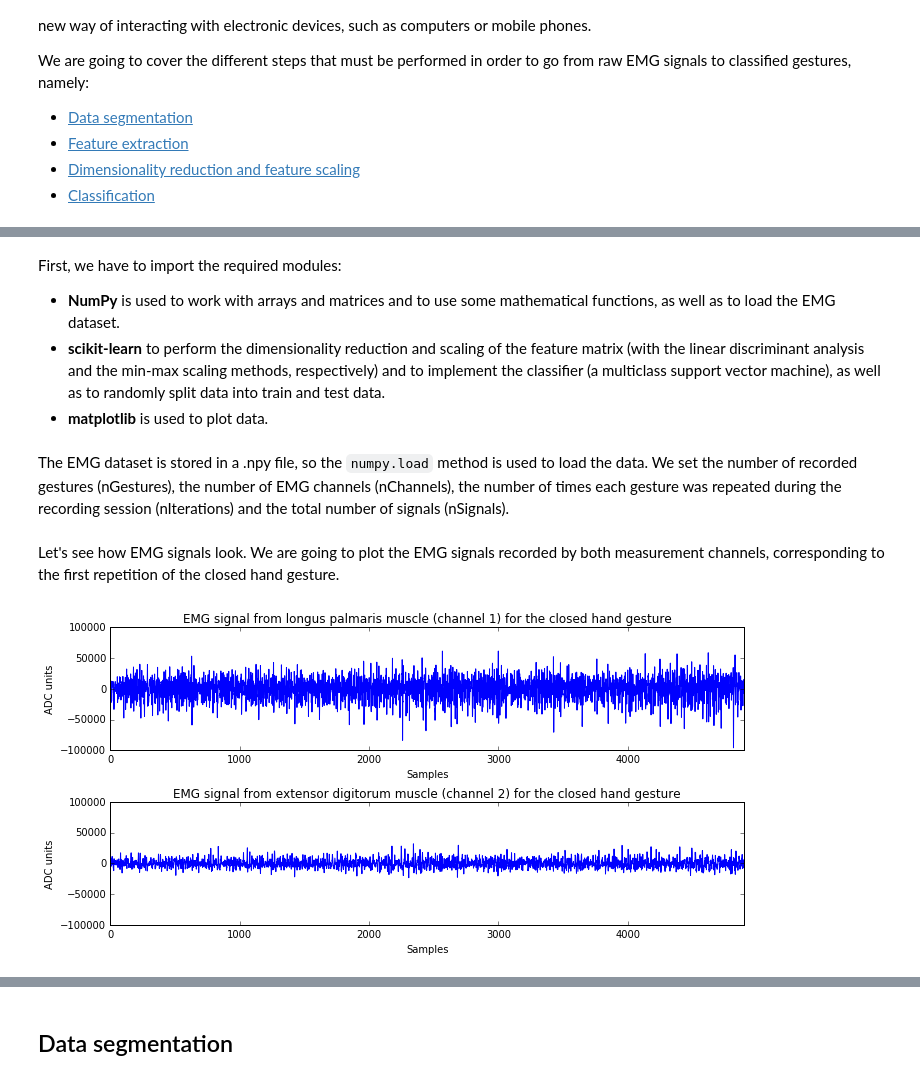
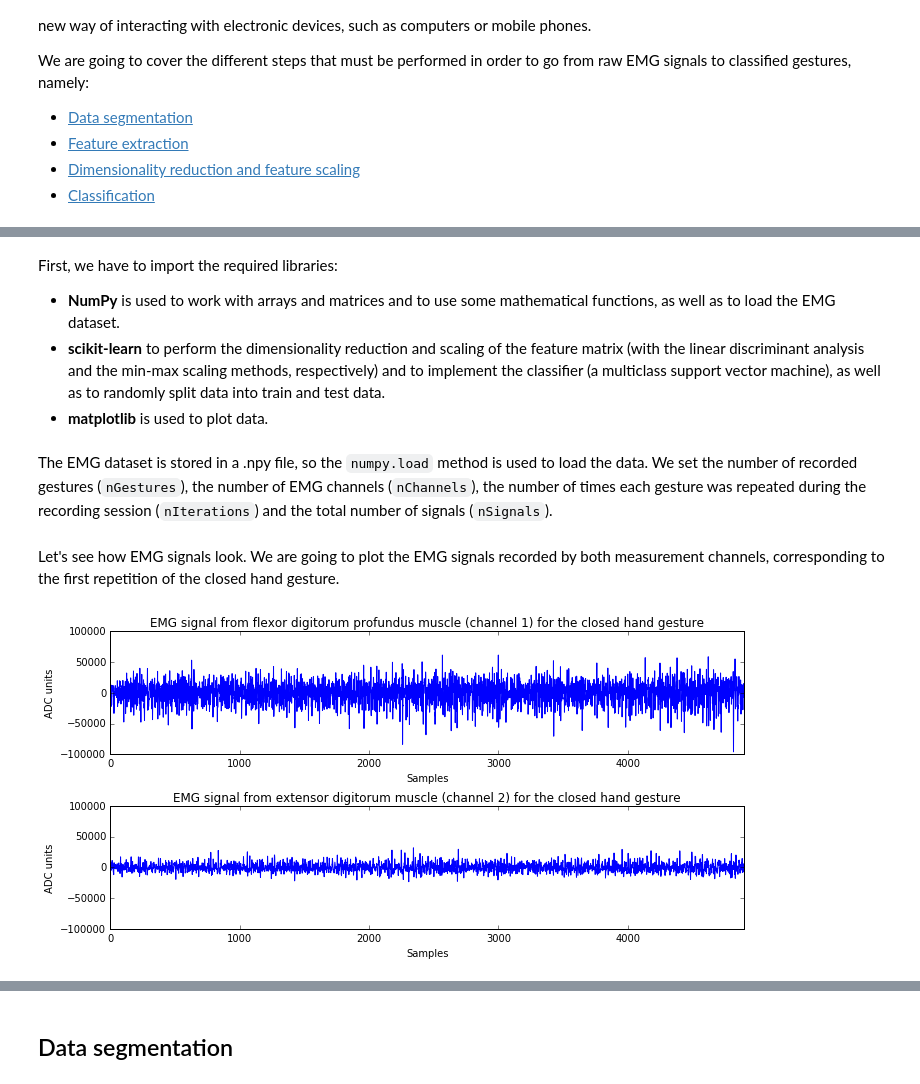
Before and after one commit to Alvipe/Mumai, a Jupyter notebook: Gesture classification/emg_classification.ipynb, the cells around one changed output, grey strips where cells are left out. Drawn from its saved outputs; the diff is of its cells as text; code cells hidden in the pictures.

```diff
--- a/Gesture classification/emg_classification.ipynb
+++ b/Gesture classification/emg_classification.ipynb
@@ -20,5 +28,5 @@ We are going to cover the different steps that must be performed in order to go
 # %% [markdown]
-First, we have to import the required modules:
+First, we have to import the required libraries:
 * **NumPy** is used to work with arrays and matrices and to use some mathematical functions, as well as to load the EMG dataset.
 * **scikit-learn** to perform the dimensionality reduction and scaling of the feature matrix (with the linear discriminant analysis and the min-max scaling methods, respectively) and to implement the classifier (a multiclass support vector machine), as well as to randomly split data into train and test data.
 * **matplotlib** is used to plot data.
@@ -31,7 +39,7 @@ from sklearn.svm import SVC
 import matplotlib.pyplot as plt
 %matplotlib inline
 # %% [markdown]
-The EMG dataset is stored in a .npy file, so the `numpy.load` method is used to load the data. We set the number of recorded gestures (nGestures), the number of EMG channels (nChannels), the number of times each gesture was repeated during the recording session (nIterations) and the total number of signals (nSignals).
+The EMG dataset is stored in a .npy file, so the `numpy.load` method is used to load the data. We set the number of recorded gestures (`nGestures`), the number of EMG channels (`nChannels`), the number of times each gesture was repeated during the recording session (`nIterations`) and the total number of signals (`nSignals`).
 # %%
 emg_data = np.load('emg_data_5class_2channel.npy',encoding='latin1').item()
 nGestures = 5
@@ -45,23 +53,23 @@ Let's see how EMG signals look. We are going to plot the EMG signals recorded by
 # %%
 fig = plt.figure(figsize=(10, 5))
 xlimits = (0,4900)
 ylimits = (-100000,100000)
 ax1 = fig.add_subplot(2,1,1)
-ax1.set_title("EMG signal from longus palmaris muscle (channel 1) for the closed hand gesture")
+ax1.set_title("EMG signal from flexor digitorum profundus muscle (channel 1) for the closed hand gesture")
 ax1.set_xlabel("Samples")
 ax1.set_ylabel("ADC units")
 ax1.set_xlim(xlimits)
 ax1.set_ylim(ylimits)
 ax1.plot(emg_data['motion1_ch1'][:,0])
 ax2 = fig.add_subplot(2,1,2)
 ax2.set_title("EMG signal from extensor digitorum muscle (channel 2) for the closed hand gesture")
 ax2.set_xlabel("Samples")
 ax2.set_ylabel("ADC units")
 ax2.set_xlim(xlimits)
 ax2.set_ylim(ylimits)
 ax2.plot(emg_data['motion1_ch2'][:,0])
 plt.tight_layout()
 plt.show()
 # %% [output]
-[figure, old version]
+[figure, new version]
 # %% [markdown]
```
Also changed, not shown: parts of 4 cells of this notebook.
